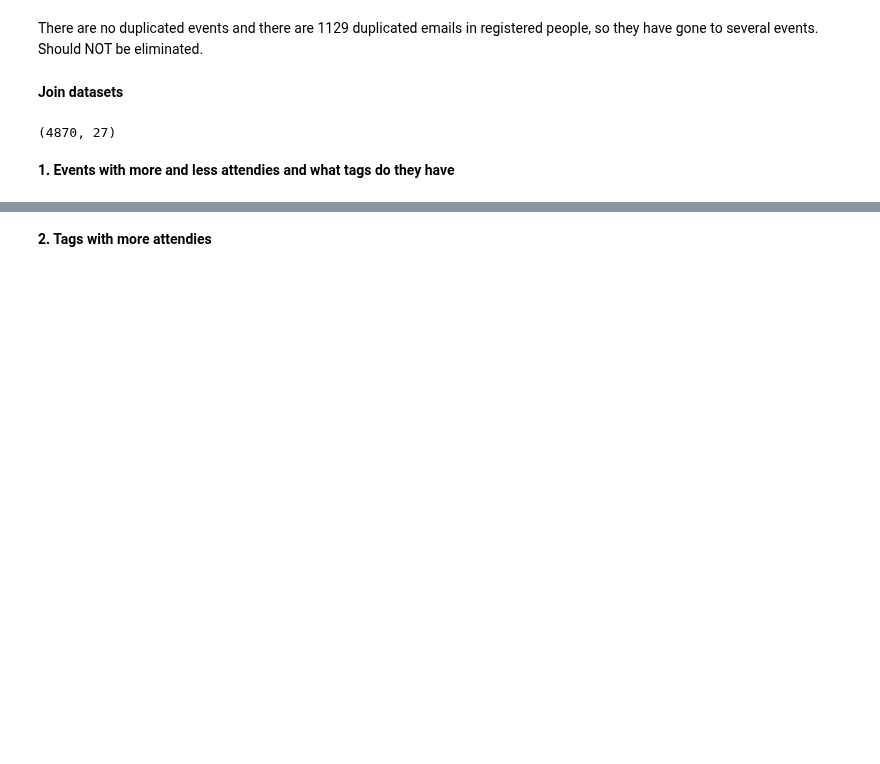
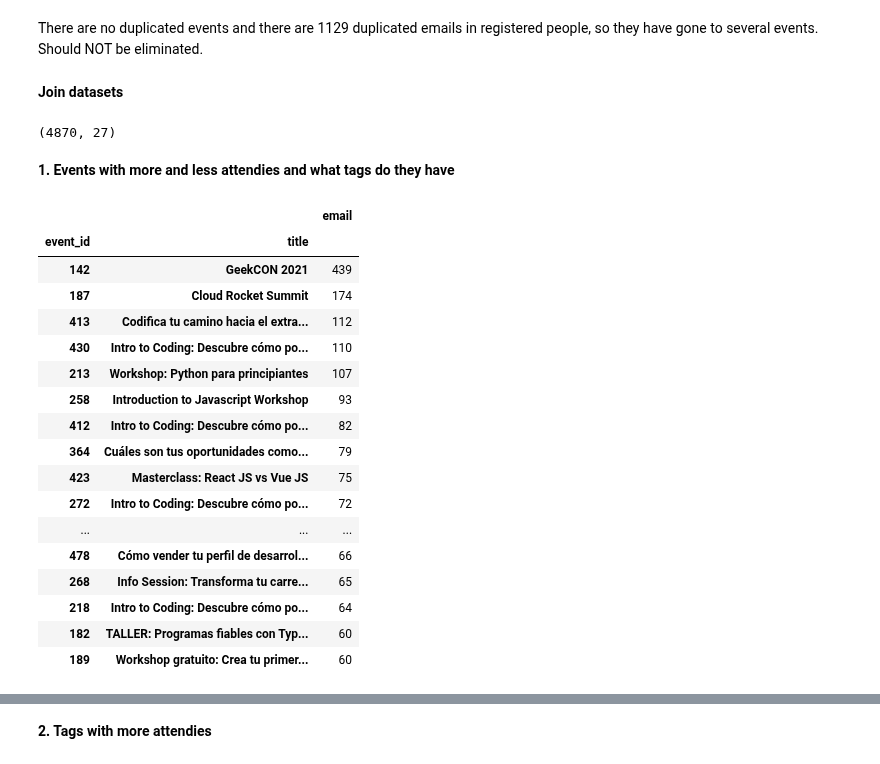
Before and after one commit to breatheco-de/dataflow-project-events, a Jupyter notebook: notebooks/exploratory_notebook.ipynb, the cells around one changed output, grey strips where cells are left out. Saved outputs shown, nothing was run; the diff lists cells and outputs as text; code cells hidden in the pictures; blank space fills up the shorter version.

```diff
--- a/notebooks/exploratory_notebook.ipynb
+++ b/notebooks/exploratory_notebook.ipynb
@@ -182 +179,22 @@ inner_merged.shape
+# %%
+inner_merged.groupby(['event_id','title']).agg({'email': 'count'}).sort_values(by='email',ascending=False).head(20)
+# %% [output]
+|  |  | email |
+| event_id | title |  |
+| 142 | GeekCON 2021 | 439 |
+| 187 | Cloud Rocket Summit | 174 |
+| 413 | Codifica tu camino hacia el extra... | 112 |
+| 430 | Intro to Coding: Descubre cómo po... | 110 |
+| 213 | Workshop: Python para principiantes | 107 |
+| 258 | Introduction to Javascript Workshop | 93 |
+| 412 | Intro to Coding: Descubre cómo po... | 82 |
+| 364 | Cuáles son tus oportunidades como... | 79 |
+| 423 | Masterclass: React JS vs Vue JS | 75 |
+| 272 | Intro to Coding: Descubre cómo po... | 72 |
+| ... | ... | ... |
+| 478 | Cómo vender tu perfil de desarrol... | 66 |
+| 268 | Info Session: Transforma tu carre... | 65 |
+| 218 | Intro to Coding: Descubre cómo po... | 64 |
+| 182 | TALLER: Programas fiables con Typ... | 60 |
+| 189 | Workshop gratuito: Crea tu primer... | 60 |
 # %%
```
Also changed, not shown: parts of 15 cells of this notebook.
